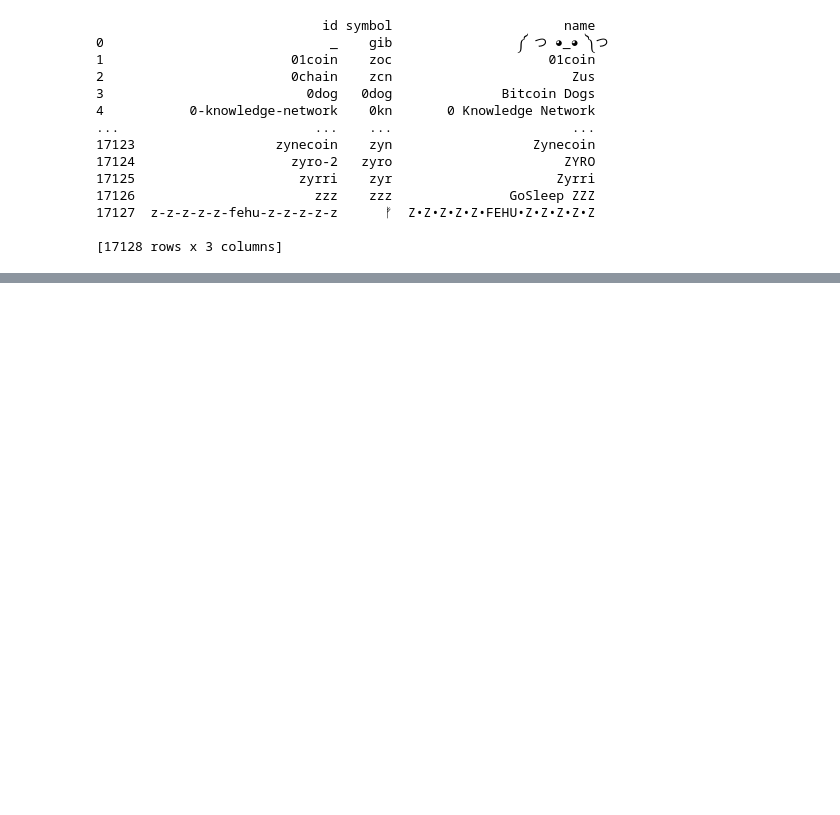
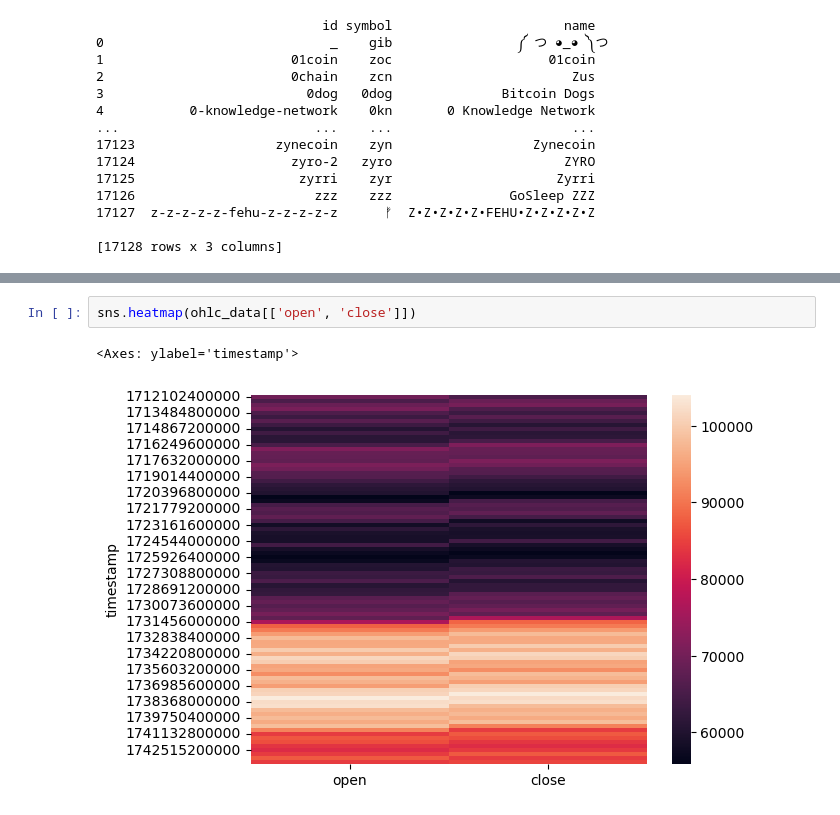
Before and after one commit to mahufa/crypto-currencies-visualization, a Jupyter notebook: notebooks/explorations.ipynb, the cells around one changed output, grey strips where cells are left out. Cells and saved outputs as stored; diff of their text form; blank space fills up the shorter version.

```diff
--- a/notebooks/explorations.ipynb
+++ b/notebooks/explorations.ipynb
@@ -107,0 +115,5 @@ print(df.merge(df2, on='timestamp', how='outer'))
+# %%
+sns.heatmap(ohlc_data[['open', 'close']])
+# %% [output]
+<Axes: ylabel='timestamp'>
+[figure, added]
```
Also changed, not shown: parts of 6 cells of this notebook, 4 other files.
